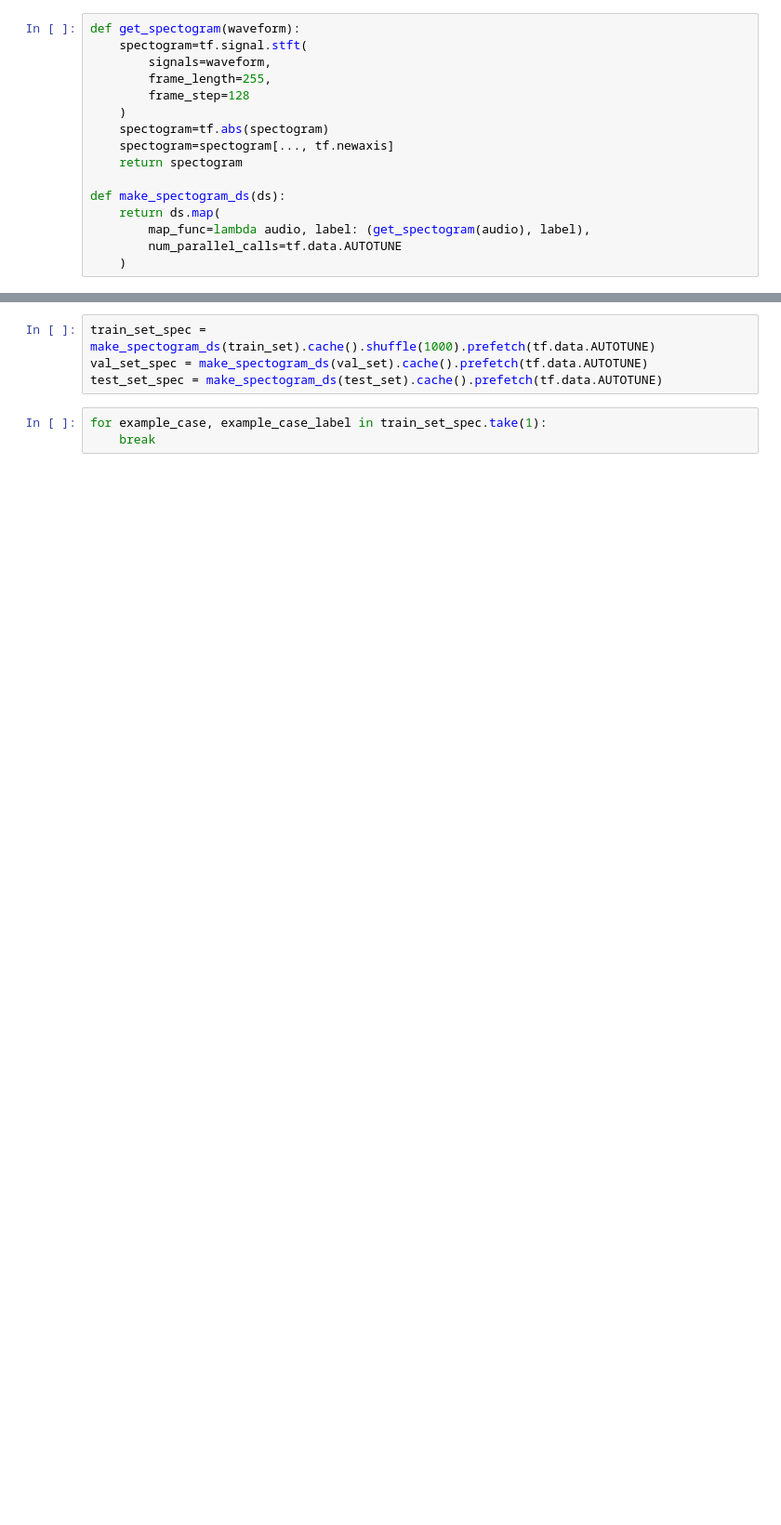
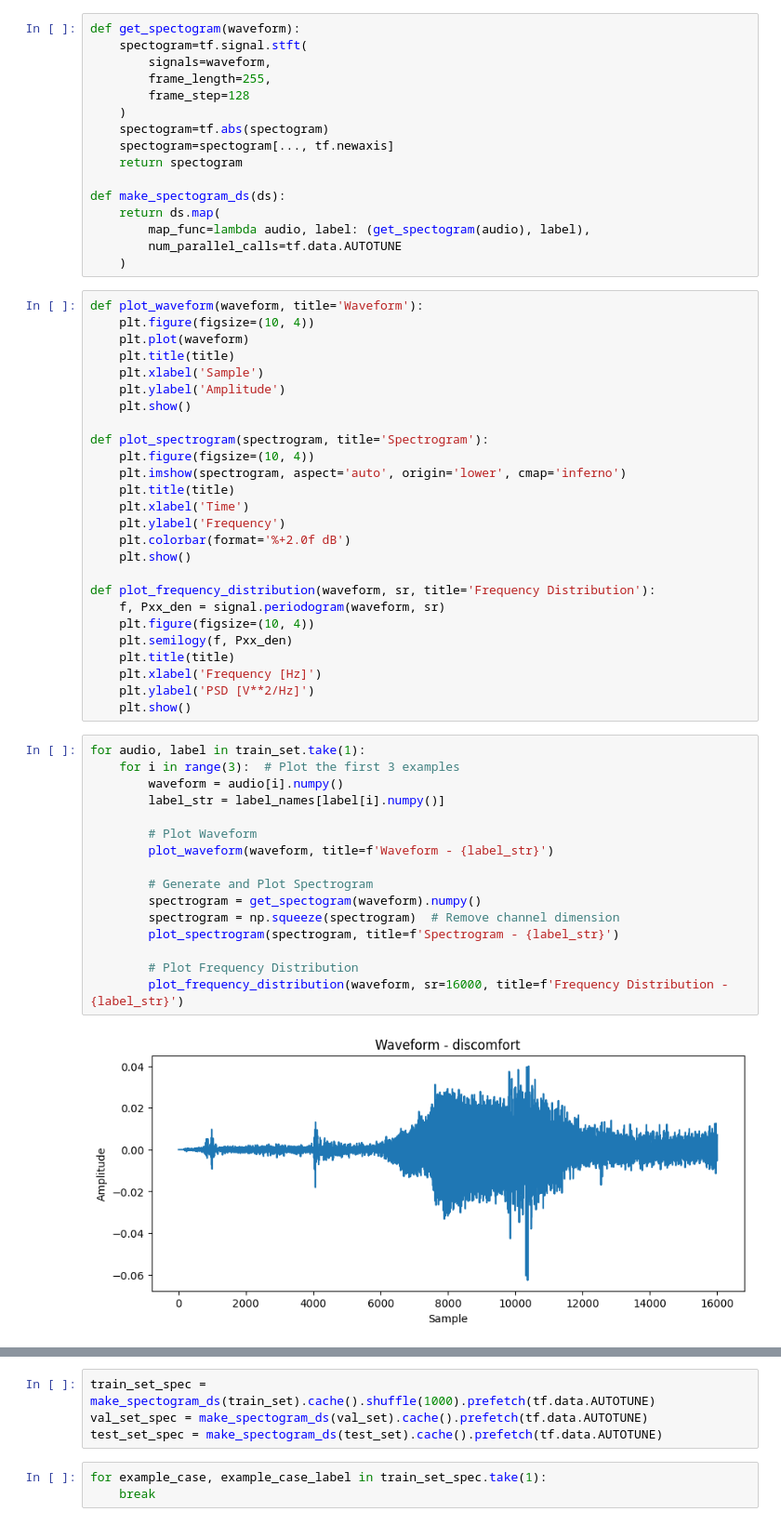
Before and after one commit to sanathaDhipa/speech-infant-classification, a Jupyter notebook: infantClassification.ipynb, the cells around one changed output, grey strips where cells are left out. Shown at 93% size. Drawn from its saved outputs; the diff is of its cells as text; blank space fills up the shorter version.

```diff
--- a/infantClassification.ipynb
+++ b/infantClassification.ipynb
@@ -56,3 +84,47 @@ def make_spectogram_ds(ds):
         map_func=lambda audio, label: (get_spectogram(audio), label),
         num_parallel_calls=tf.data.AUTOTUNE
     )
+# %%
+def plot_waveform(waveform, title='Waveform'):
+    plt.figure(figsize=(10, 4))
+    plt.plot(waveform)
+    plt.title(title)
+    plt.xlabel('Sample')
+    plt.ylabel('Amplitude')
+    plt.show()
+
+def plot_spectrogram(spectrogram, title='Spectrogram'):
+    plt.figure(figsize=(10, 4))
+    plt.imshow(spectrogram, aspect='auto', origin='lower', cmap='inferno')
+    plt.title(title)
+    plt.xlabel('Time')
+    plt.ylabel('Frequency')
+    plt.colorbar(format='%+2.0f dB')
+    plt.show()
+
+def plot_frequency_distribution(waveform, sr, title='Frequency Distribution'):
+    f, Pxx_den = signal.periodogram(waveform, sr)
+    plt.figure(figsize=(10, 4))
+    plt.semilogy(f, Pxx_den)
+    plt.title(title)
+    plt.xlabel('Frequency [Hz]')
+    plt.ylabel('PSD [V**2/Hz]')
+    plt.show()
+# %%
+for audio, label in train_set.take(1):
+    for i in range(3):  # Plot the first 3 examples
+        waveform = audio[i].numpy()
+        label_str = label_names[label[i].numpy()]
+
+        # Plot Waveform
+        plot_waveform(waveform, title=f'Waveform - {label_str}')
+
+        # Generate and Plot Spectrogram
+        spectrogram = get_spectogram(waveform).numpy()
+        spectrogram = np.squeeze(spectrogram)  # Remove channel dimension
+        plot_spectrogram(spectrogram, title=f'Spectrogram - {label_str}')
+
+        # Plot Frequency Distribution
+        plot_frequency_distribution(waveform, sr=16000, title=f'Frequency Distribution - {label_str}')
+# %% [output]
+[figure, added]
```
Also changed, not shown: parts of 10 cells of this notebook.
